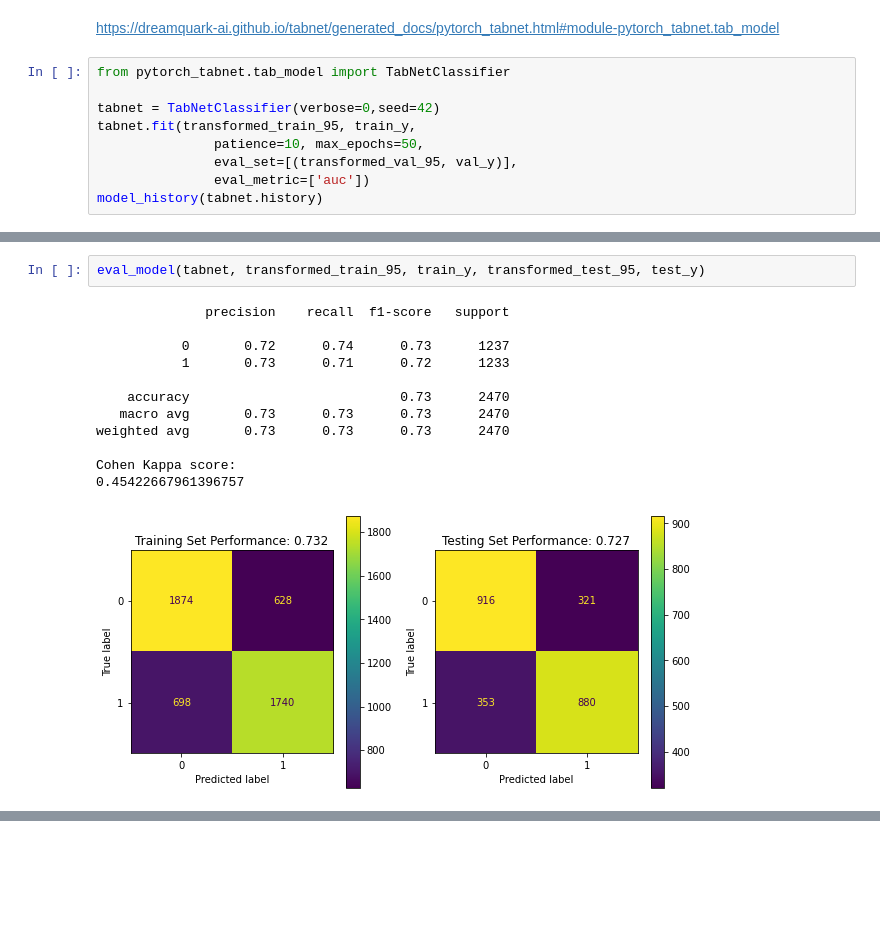
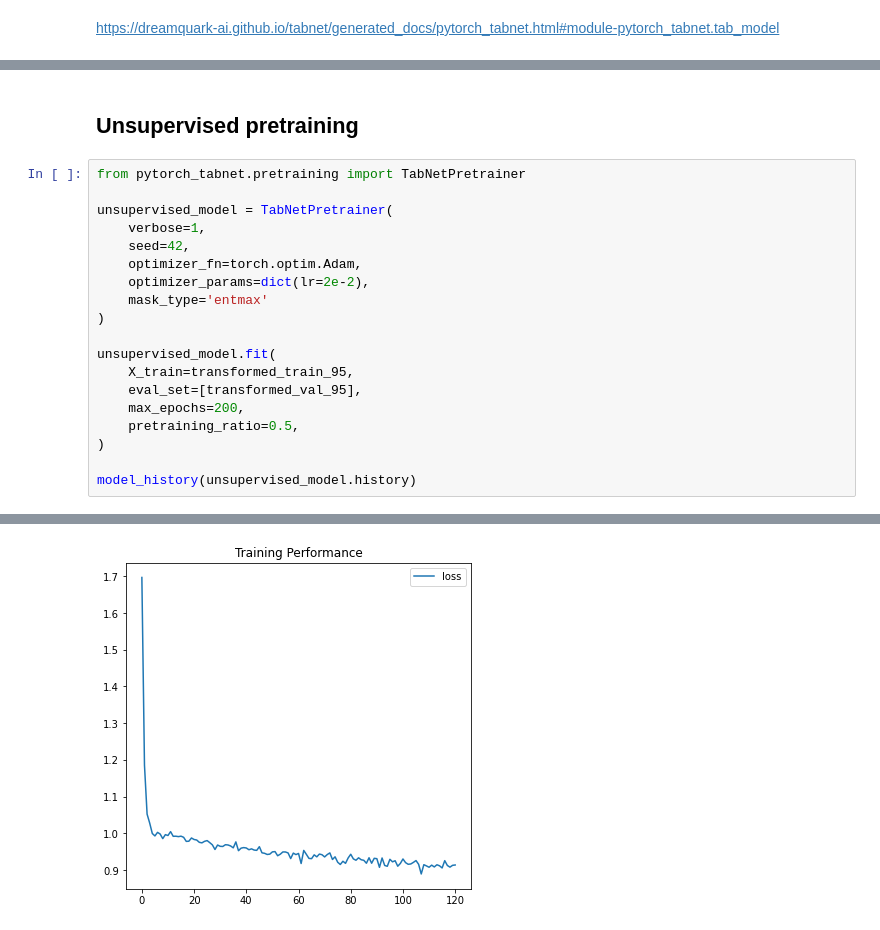
Before and after one commit to WilliamMa6984/LeagueOfLegendsWinPredictor, a Jupyter notebook: code.ipynb, the cells around one changed output, grey strips where cells are left out. Cells and saved outputs as stored; diff of their text form; blank space fills up the shorter version.

Commit message:
tabnet pretraining

```diff
--- a/code.ipynb
+++ b/code.ipynb
@@ -271,12 +283,3 @@ def model_history(history):
 pip install pytorch-tabnet
 # %% [markdown]
 https://dreamquark-ai.github.io/tabnet/generated_docs/pytorch_tabnet.html#module-pytorch_tabnet.tab_model
-# %%
-from pytorch_tabnet.tab_model import TabNetClassifier
-
-tabnet = TabNetClassifier(verbose=0,seed=42)
-tabnet.fit(transformed_train_95, train_y,
-               patience=10, max_epochs=50,
-               eval_set=[(transformed_val_95, val_y)],
-               eval_metric=['auc'])
-model_history(tabnet.history)
@@ -287,15 +286,22 @@ Best weights from best epoch are automatically used!
-# %%
-eval_model(tabnet, transformed_train_95, train_y, transformed_test_95, test_y)
-# %% [output]
-              precision    recall  f1-score   support
-
-           0       0.72      0.74      0.73      1237
-           1       0.73      0.71      0.72      1233
-
-    accuracy                           0.73      2470
-   macro avg       0.73      0.73      0.73      2470
-weighted avg       0.73      0.73      0.73      2470
-
-Cohen Kappa score:
-0.45422667961396757
-[figure, removed]
+# %% [markdown]
+## Unsupervised pretraining
+# %%
+from pytorch_tabnet.pretraining import TabNetPretrainer
+
+unsupervised_model = TabNetPretrainer(
+    verbose=1,
+    seed=42,
+    optimizer_fn=torch.optim.Adam,
+    optimizer_params=dict(lr=2e-2),
+    mask_type='entmax'
+)
+
+unsupervised_model.fit(
+    X_train=transformed_train_95,
+    eval_set=[transformed_val_95],
+    max_epochs=200,
+    pretraining_ratio=0.5,
+)
+
+model_history(unsupervised_model.history)
+# %% [output]
@@ -301,0 +325 @@ Cohen Kappa score:
+[figure, added]
```
Also changed, not shown: parts of 14 cells of this notebook.
